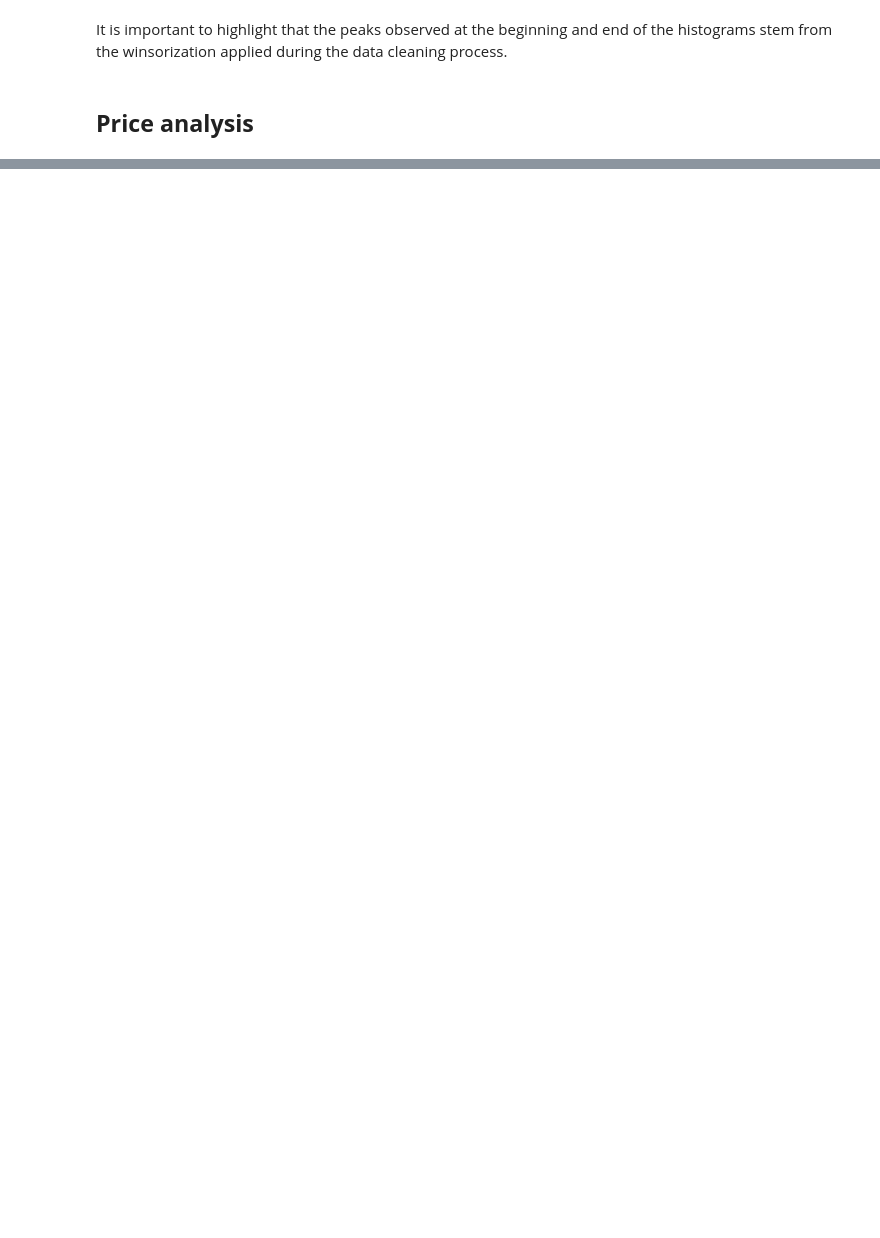
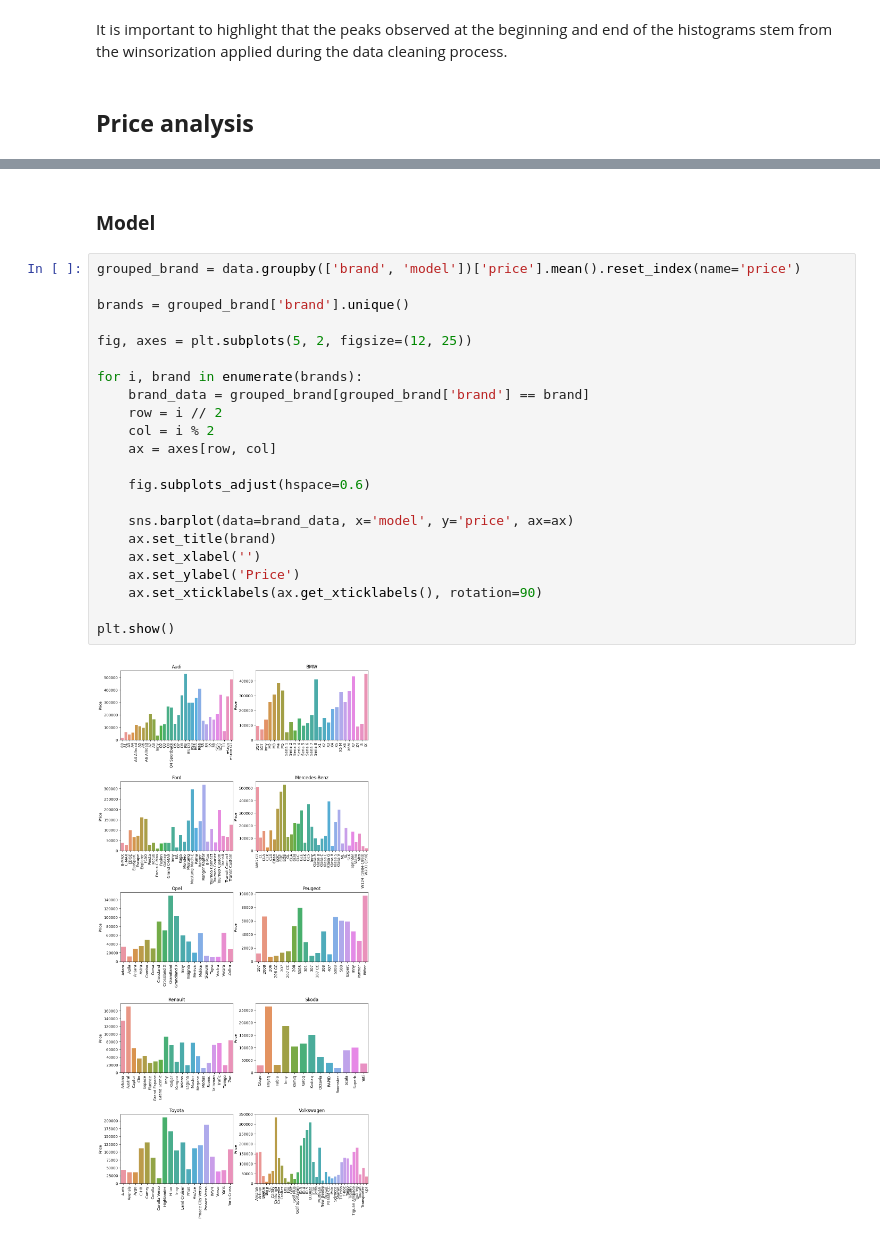
Before and after one commit to pawel-grzeszczyk/Car-Market-Analysis, a Jupyter notebook: data_analysis.ipynb, the cells around one changed output, grey strips where cells are left out. Drawn from its saved outputs; the diff is of its cells as text; blank space fills up the shorter version.

```diff
--- a/data_analysis.ipynb
+++ b/data_analysis.ipynb
@@ -206,0 +227,26 @@ It is important to highlight that the peaks observed at the beginning and end of
+# %% [markdown]
+### **Model**
+# %%
+grouped_brand = data.groupby(['brand', 'model'])['price'].mean().reset_index(name='price')
+
+brands = grouped_brand['brand'].unique()
+
+fig, axes = plt.subplots(5, 2, figsize=(12, 25))
+
+for i, brand in enumerate(brands):
+    brand_data = grouped_brand[grouped_brand['brand'] == brand]
+    row = i // 2
+    col = i % 2
+    ax = axes[row, col]
+
+    fig.subplots_adjust(hspace=0.6)
+
+    sns.barplot(data=brand_data, x='model', y='price', ax=ax)
+    ax.set_title(brand)
+    ax.set_xlabel('')
+    ax.set_ylabel('Price')
+    ax.set_xticklabels(ax.get_xticklabels(), rotation=90)
+
+plt.show()
+# %% [output]
+[figure, added]
```
Also changed, not shown: parts of 11 cells of this notebook, 1 other file.
